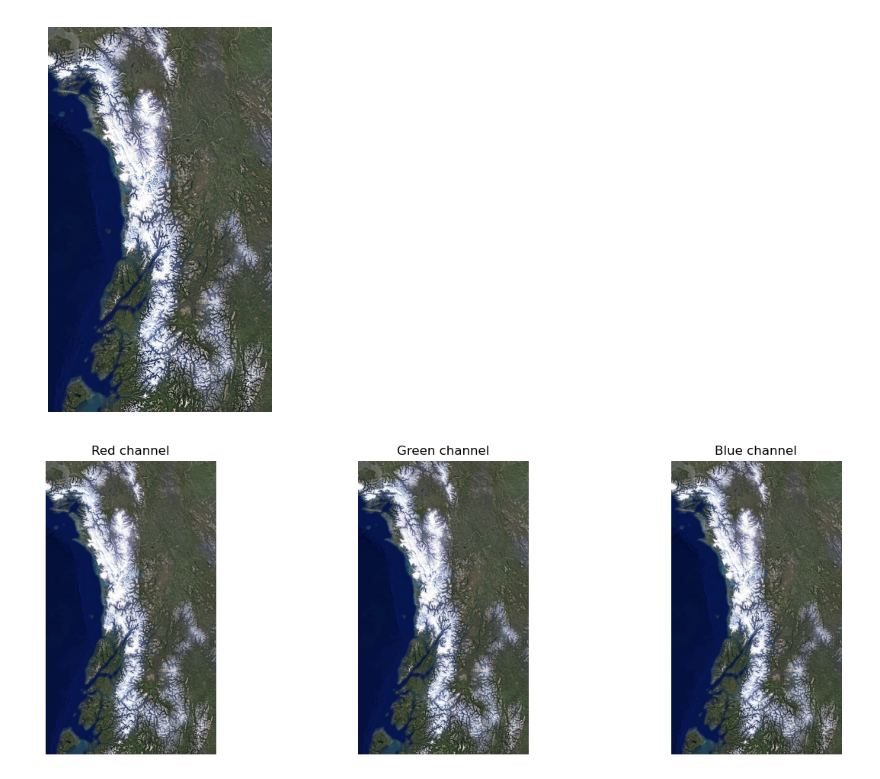
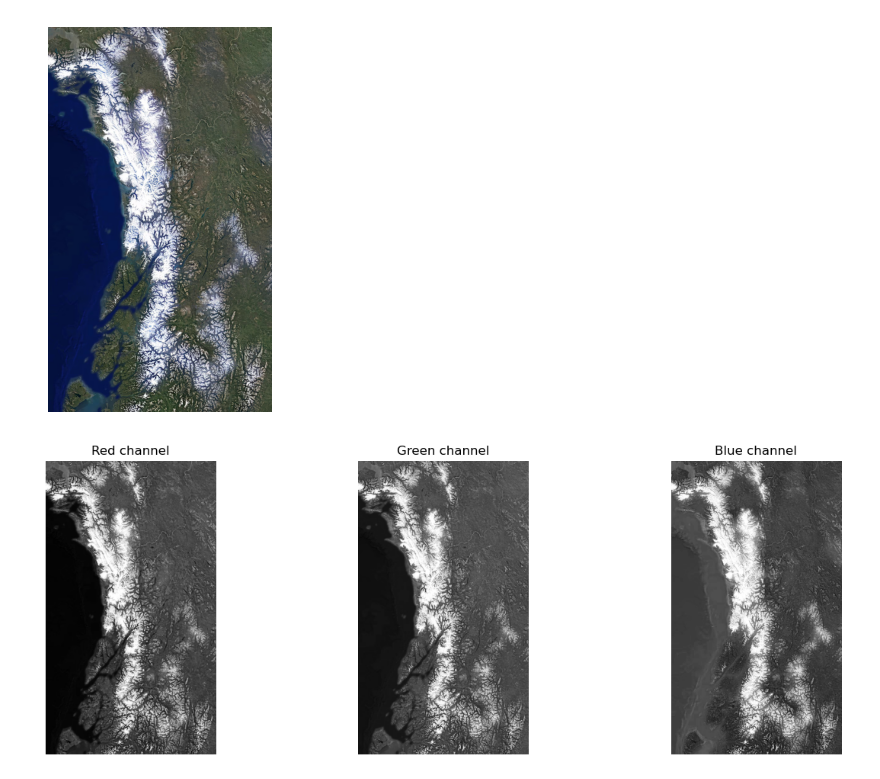
Before and after one commit to harsh125op/waterLevel, a Jupyter notebook: 1_Image_Process.ipynb, the cells around one changed output. Cells and saved outputs as stored; diff of their text form; code cells hidden in the pictures.

Commit message:
RGB split Readded

```diff
--- a/1_Image_Process.ipynb
+++ b/1_Image_Process.ipynb
@@ -87,17 +87,21 @@ plt.show()
 [figure]
 # %%
 # Display RGB Split of image
+image_path = "D:\\paper\\waterLevel\\data\\0.jpg"
+img1 = cv2.imread(image_path)
+# Split the image into its RGB channels
+b_channel, g_channel, r_channel = cv2.split(img1)
+# Display RGB Split of image
 fig, axs = plt.subplots(1, 3, figsize=(15, 5))
-img1 = img2 = img3 =img
-axs[0].imshow(img1, cmap='Reds')
-axs[1].imshow(img2, cmap='Greens')
-axs[2].imshow(img3, cmap='Blues')
+axs[0].imshow(r_channel, cmap='gray')
+axs[1].imshow(g_channel, cmap='gray')
+axs[2].imshow(b_channel, cmap='gray')
 axs[0].axis('off')
 axs[1].axis('off')
 axs[2].axis('off')
 axs[0].set_title('Red channel')
 axs[1].set_title('Green channel')
 axs[2].set_title('Blue channel')
 plt.show()
 # %% [output]
-[figure, old version]
+[figure, new version]
```
